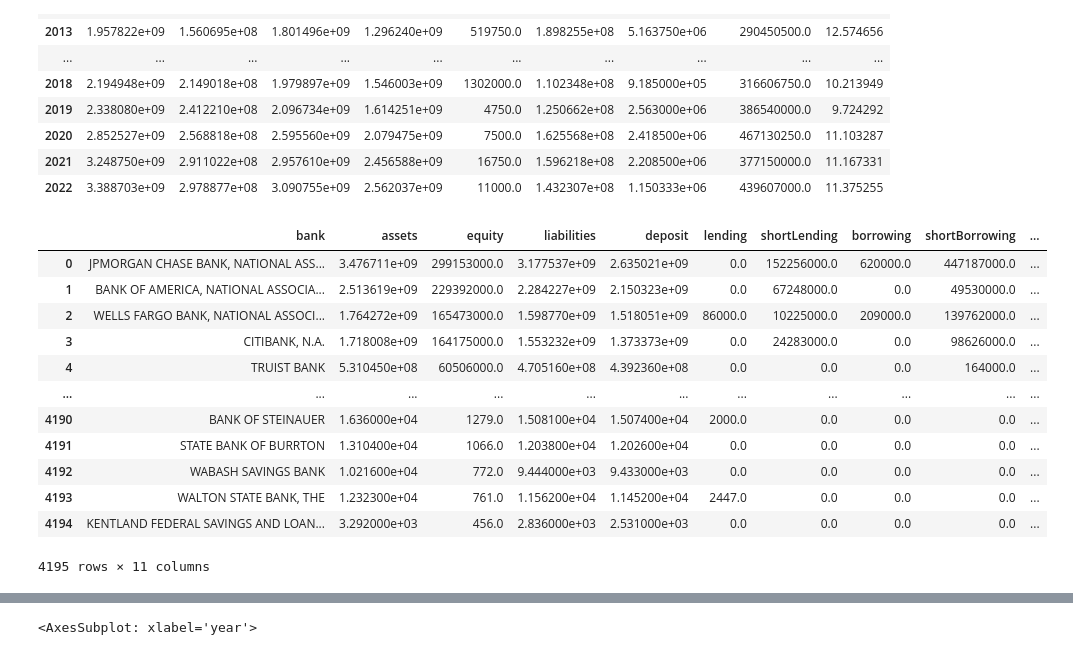
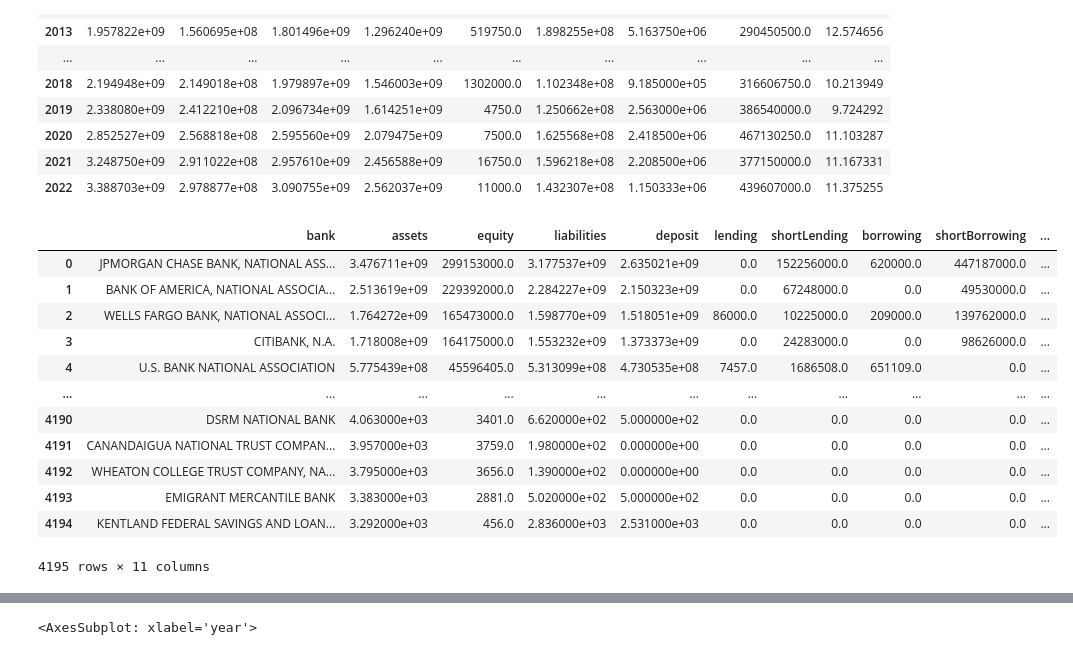
Before and after one commit to dongxulee/interbankAssets, a Jupyter notebook: balanceSheetAnalysis/balanceSheetData_borrowingLendingLeverage.ipynb, the cells around one changed output, grey strips where cells are left out. Cells and saved outputs as stored; diff of their text form; code cells hidden in the pictures.

```diff
--- a/balanceSheetAnalysis/balanceSheetData_borrowingLendingLeverage.ipynb
+++ b/balanceSheetAnalysis/balanceSheetData_borrowingLendingLeverage.ipynb
@@ -195,19 +211,19 @@ jpMorgan
 | 2022 | 3.388703e+09 | 2.978877e+08 | 3.090755e+09 | 2.562037e+09 | 11000.0 | 1.432307e+08 | 1.150333e+06 | 439607000.0 | 11.375255 |
 # %%
 df = varYear[varYear.date == "2022-03-31"].groupby("bank").mean()
-df = df.sort_values("equity", ascending = False).reset_index()
+df = df.sort_values("assets", ascending = False).reset_index()
 df
 # %% [output]
 |  | bank | assets | equity | liabilities | deposit | lending | shortLending | borrowing | shortBorrowing | ... |
 | 0 | JPMORGAN CHASE BANK, NATIONAL ASS... | 3.476711e+09 | 299153000.0 | 3.177537e+09 | 2.635021e+09 | 0.0 | 152256000.0 | 620000.0 | 447187000.0 | ... |
 | 1 | BANK OF AMERICA, NATIONAL ASSOCIA... | 2.513619e+09 | 229392000.0 | 2.284227e+09 | 2.150323e+09 | 0.0 | 67248000.0 | 0.0 | 49530000.0 | ... |
 | 2 | WELLS FARGO BANK, NATIONAL ASSOCI... | 1.764272e+09 | 165473000.0 | 1.598770e+09 | 1.518051e+09 | 86000.0 | 10225000.0 | 209000.0 | 139762000.0 | ... |
 | 3 | CITIBANK, N.A. | 1.718008e+09 | 164175000.0 | 1.553232e+09 | 1.373373e+09 | 0.0 | 24283000.0 | 0.0 | 98626000.0 | ... |
-| 4 | TRUIST BANK | 5.310450e+08 | 60506000.0 | 4.705160e+08 | 4.392360e+08 | 0.0 | 0.0 | 0.0 | 164000.0 | ... |
+| 4 | U.S. BANK NATIONAL ASSOCIATION | 5.775439e+08 | 45596405.0 | 5.313099e+08 | 4.730535e+08 | 7457.0 | 1686508.0 | 651109.0 | 0.0 | ... |
 | ... | ... | ... | ... | ... | ... | ... | ... | ... | ... | ... |
-| 4190 | BANK OF STEINAUER | 1.636000e+04 | 1279.0 | 1.508100e+04 | 1.507400e+04 | 2000.0 | 0.0 | 0.0 | 0.0 | ... |
-| 4191 | STATE BANK OF BURRTON | 1.310400e+04 | 1066.0 | 1.203800e+04 | 1.202600e+04 | 0.0 | 0.0 | 0.0 | 0.0 | ... |
-| 4192 | WABASH SAVINGS BANK | 1.021600e+04 | 772.0 | 9.444000e+03 | 9.433000e+03 | 0.0 | 0.0 | 0.0 | 0.0 | ... |
-| 4193 | WALTON STATE BANK, THE | 1.232300e+04 | 761.0 | 1.156200e+04 | 1.145200e+04 | 2447.0 | 0.0 | 0.0 | 0.0 | ... |
+| 4190 | DSRM NATIONAL BANK | 4.063000e+03 | 3401.0 | 6.620000e+02 | 5.000000e+02 | 0.0 | 0.0 | 0.0 | 0.0 | ... |
+| 4191 | CANANDAIGUA NATIONAL TRUST COMPAN... | 3.957000e+03 | 3759.0 | 1.980000e+02 | 0.000000e+00 | 0.0 | 0.0 | 0.0 | 0.0 | ... |
+| 4192 | WHEATON COLLEGE TRUST COMPANY, NA... | 3.795000e+03 | 3656.0 | 1.390000e+02 | 0.000000e+00 | 0.0 | 0.0 | 0.0 | 0.0 | ... |
+| 4193 | EMIGRANT MERCANTILE BANK | 3.383000e+03 | 2881.0 | 5.020000e+02 | 5.000000e+02 | 0.0 | 0.0 | 0.0 | 0.0 | ... |
 | 4194 | KENTLAND FEDERAL SAVINGS AND LOAN... | 3.292000e+03 | 456.0 | 2.836000e+03 | 2.531000e+03 | 0.0 | 0.0 | 0.0 | 0.0 | ... |
 4195 rows × 11 columns
```
Also changed, not shown: parts of 7 cells of this notebook, 6 other files.
